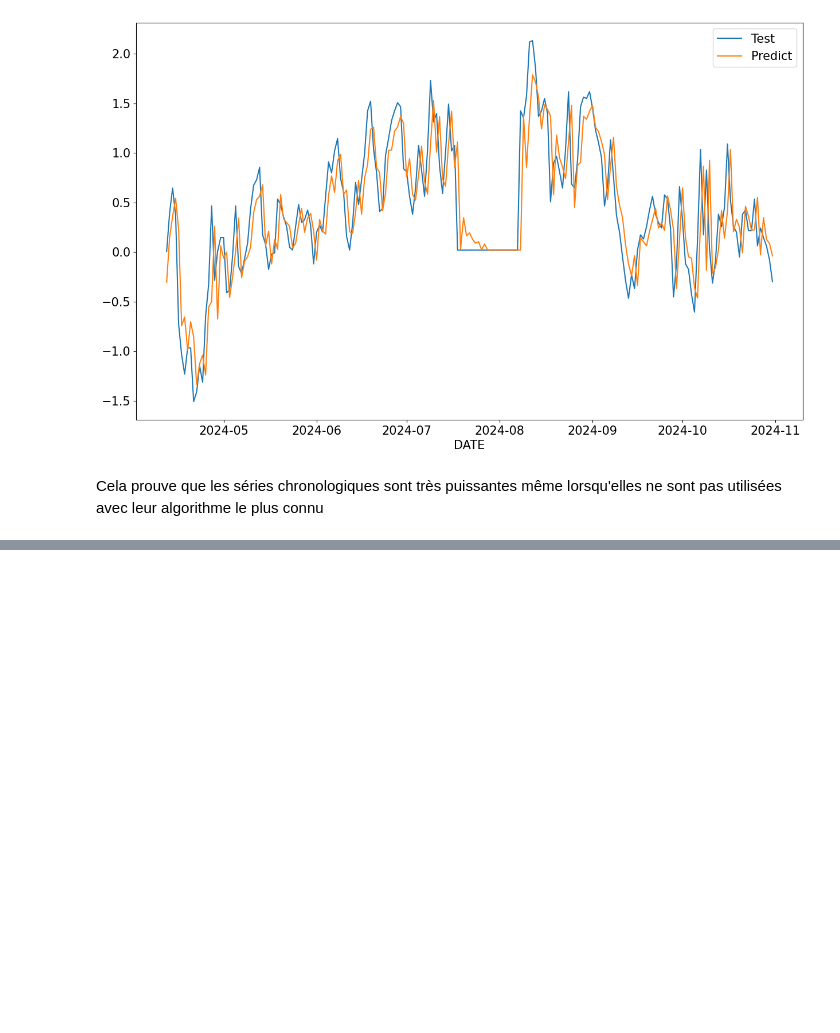
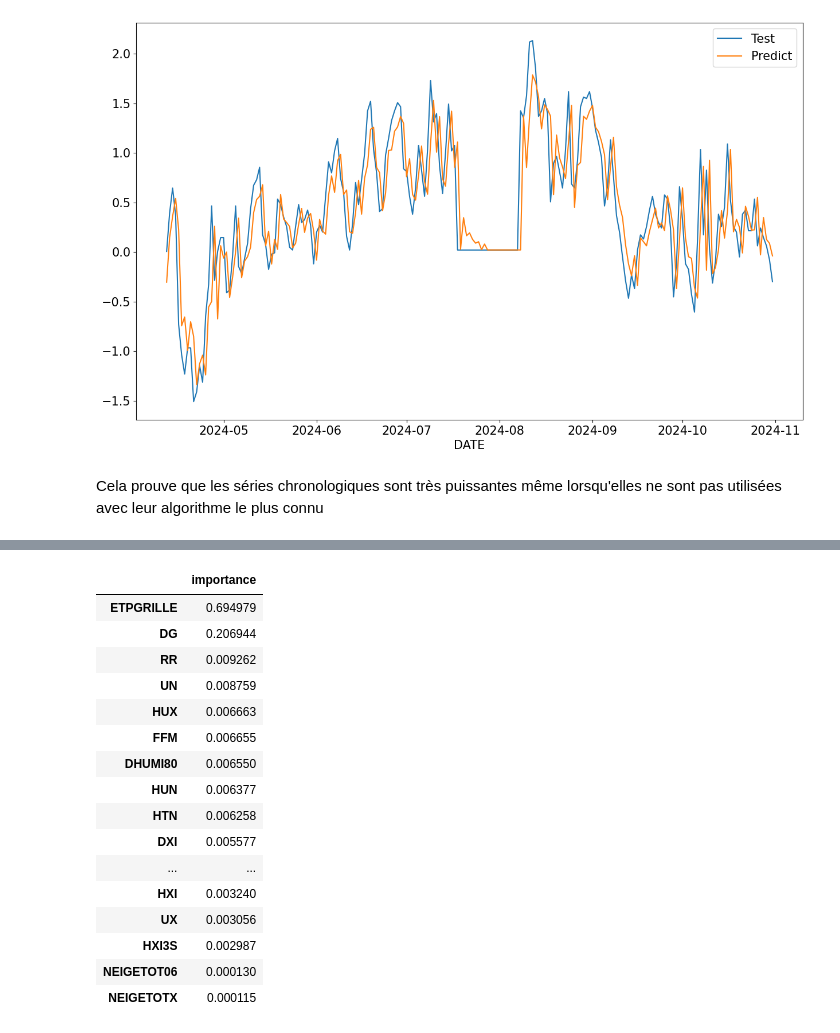
Before and after one commit to laureineCompaore/ProjetPython, a Jupyter notebook: Modélisation_finale.ipynb, the cells around one changed output, grey strips where cells are left out. Cells and saved outputs as stored; diff of their text form; code cells hidden in the pictures; blank space fills up the shorter version.

```diff
--- a/Modélisation_finale.ipynb
+++ b/Modélisation_finale.ipynb
@@ -1044,0 +1123,26 @@ Cela prouve que les séries chronologiques sont très puissantes même lorsqu'el
+# %%
+# Affficher les futures importance
+
+f.pd.DataFrame(rf2.feature_importances_,
+              index = x_train2.columns,
+              columns = ["importance"]).sort_values(
+     "importance",
+     ascending = False)
+# %% [output]
+|  | importance |
+| ETPGRILLE | 0.694979 |
+| DG | 0.206944 |
+| RR | 0.009262 |
+| UN | 0.008759 |
+| HUX | 0.006663 |
+| FFM | 0.006655 |
+| DHUMI80 | 0.006550 |
+| HUN | 0.006377 |
+| HTN | 0.006258 |
+| DXI | 0.005577 |
+| ... | ... |
+| HXI | 0.003240 |
+| UX | 0.003056 |
+| HXI3S | 0.002987 |
+| NEIGETOT06 | 0.000130 |
+| NEIGETOTX | 0.000115 |
```
Also changed, not shown: parts of 19 cells of this notebook, 1 other file.
